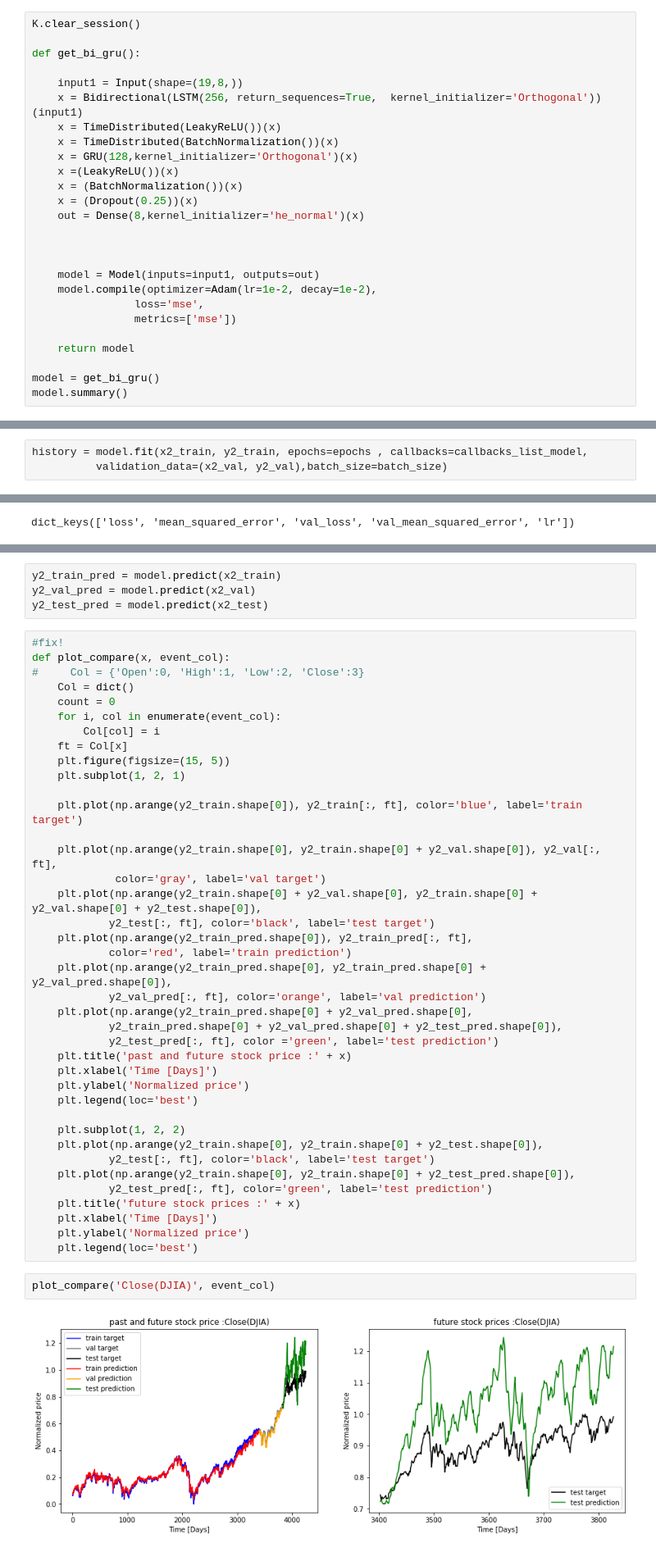
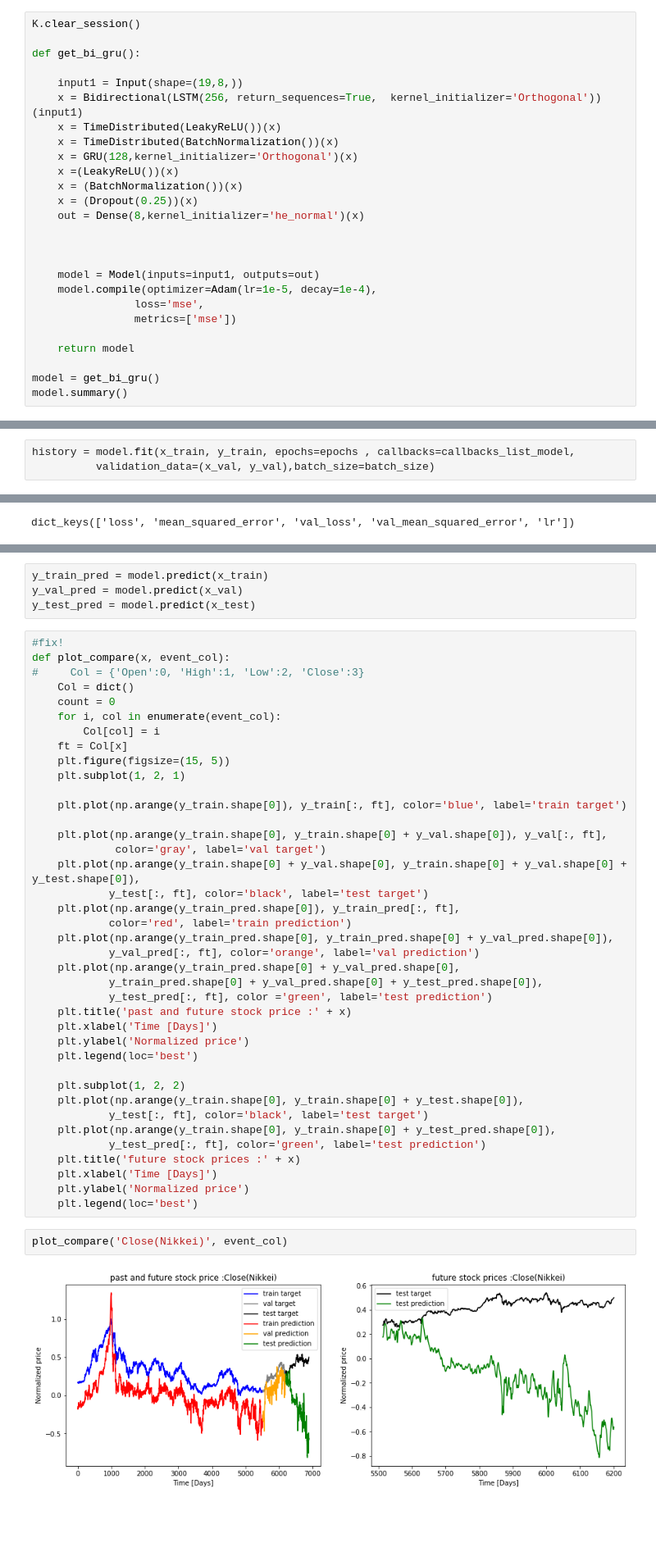
Before and after one commit to nessessence/stockPricePrediction, a Jupyter notebook: djia_support_nikkei_sync_period.ipynb, the cells around one changed output, grey strips where cells are left out. Shown: that part at 82% size. Saved outputs shown, nothing was run; the diff lists cells and outputs as text; blank space fills up the shorter version.

```diff
--- a/djia_support_nikkei_sync_period.ipynb
+++ b/djia_support_nikkei_sync_period.ipynb
@@ -308,7 +309,7 @@ def get_bi_gru():
 
 
     model = Model(inputs=input1, outputs=out)
-    model.compile(optimizer=Adam(lr=1e-2, decay=1e-2),
+    model.compile(optimizer=Adam(lr=1e-5, decay=1e-4),
                 loss='mse',
                 metrics=['mse'])
 
@@ -337,6 +338,6 @@ _________________________________________________________________
 # %% [markdown]
 # Experiment and Result
 # %%
-history = model.fit(x2_train, y2_train, epochs=epochs , callbacks=callbacks_list_model,
-          validation_data=(x2_val, y2_val),batch_size=batch_size)
+history = model.fit(x_train, y_train, epochs=epochs , callbacks=callbacks_list_model,
+          validation_data=(x_val, y_val),batch_size=batch_size)
 # %% [output]
@@ -374,7 +375,7 @@ plt.savefig('loss_support_sync_data.png')
 # %%
-y2_train_pred = model.predict(x2_train)
-y2_val_pred = model.predict(x2_val)
-y2_test_pred = model.predict(x2_test)
+y_train_pred = model.predict(x_train)
+y_val_pred = model.predict(x_val)
+y_test_pred = model.predict(x_test)
 # %%
 #fix!
 def plot_compare(x, event_col):
@@ -387,34 +388,34 @@ def plot_compare(x, event_col):
     plt.figure(figsize=(15, 5))
     plt.subplot(1, 2, 1)
 
-    plt.plot(np.arange(y2_train.shape[0]), y2_train[:, ft], color='blue', label='train target')
+    plt.plot(np.arange(y_train.shape[0]), y_train[:, ft], color='blue', label='train target')
 
-    plt.plot(np.arange(y2_train.shape[0], y2_train.shape[0] + y2_val.shape[0]), y2_val[:, ft],
+    plt.plot(np.arange(y_train.shape[0], y_train.shape[0] + y_val.shape[0]), y_val[:, ft],
              color='gray', label='val target')
-    plt.plot(np.arange(y2_train.shape[0] + y2_val.shape[0], y2_train.shape[0] + y2_val.shape[0] + y2_test.shape[0]),
-            y2_test[:, ft], color='black', label='test target')
-    plt.plot(np.arange(y2_train_pred.shape[0]), y2_train_pred[:, ft],
+    plt.plot(np.arange(y_train.shape[0] + y_val.shape[0], y_train.shape[0] + y_val.shape[0] + y_test.shape[0]),
+            y_test[:, ft], color='black', label='test target')
+    plt.plot(np.arange(y_train_pred.shape[0]), y_train_pred[:, ft],
             color='red', label='train prediction')
-    plt.plot(np.arange(y2_train_pred.shape[0], y2_train_pred.shape[0] + y2_val_pred.shape[0]),
-            y2_val_pred[:, ft], color='orange', label='val prediction')
-    plt.plot(np.arange(y2_train_pred.shape[0] + y2_val_pred.shape[0],
-            y2_train_pred.shape[0] + y2_val_pred.shape[0] + y2_test_pred.shape[0]),
-            y2_test_pred[:, ft], color ='green', label='test prediction')
+    plt.plot(np.arange(y_train_pred.shape[0], y_train_pred.shape[0] + y_val_pred.shape[0]),
+            y_val_pred[:, ft], color='orange', label='val prediction')
+    plt.plot(np.arange(y_train_pred.shape[0] + y_val_pred.shape[0],
+            y_train_pred.shape[0] + y_val_pred.shape[0] + y_test_pred.shape[0]),
+            y_test_pred[:, ft], color ='green', label='test prediction')
     plt.title('past and future stock price :' + x)
     plt.xlabel('Time [Days]')
     plt.ylabel('Normalized price')
     plt.legend(loc='best')
 
     plt.subplot(1, 2, 2)
-    plt.plot(np.arange(y2_train.shape[0], y2_train.shape[0] + y2_test.shape[0]),
-            y2_test[:, ft], color='black', label='test target')
-    plt.plot(np.arange(y2_train.shape[0], y2_train.shape[0] + y2_test_pred.shape[0]),
-            y2_test_pred[:, ft], color='green', label='test prediction')
+    plt.plot(np.arange(y_train.shape[0], y_train.shape[0] + y_test.shape[0]),
+            y_test[:, ft], color='black', label='test target')
+    plt.plot(np.arange(y_train.shape[0], y_train.shape[0] + y_test_pred.shape[0]),
+            y_test_pred[:, ft], color='green', label='test prediction')
     plt.title('future stock prices :' + x)
     plt.xlabel('Time [Days]')
     plt.ylabel('Normalized price')
     plt.legend(loc='best')
 # %%
-plot_compare('Close(DJIA)', event_col)
+plot_compare('Close(Nikkei)', event_col)
 # %% [output]
-[figure, old version]
+[figure, new version]
```
Also changed, not shown: parts of 7 cells of this notebook, 48 other files.
